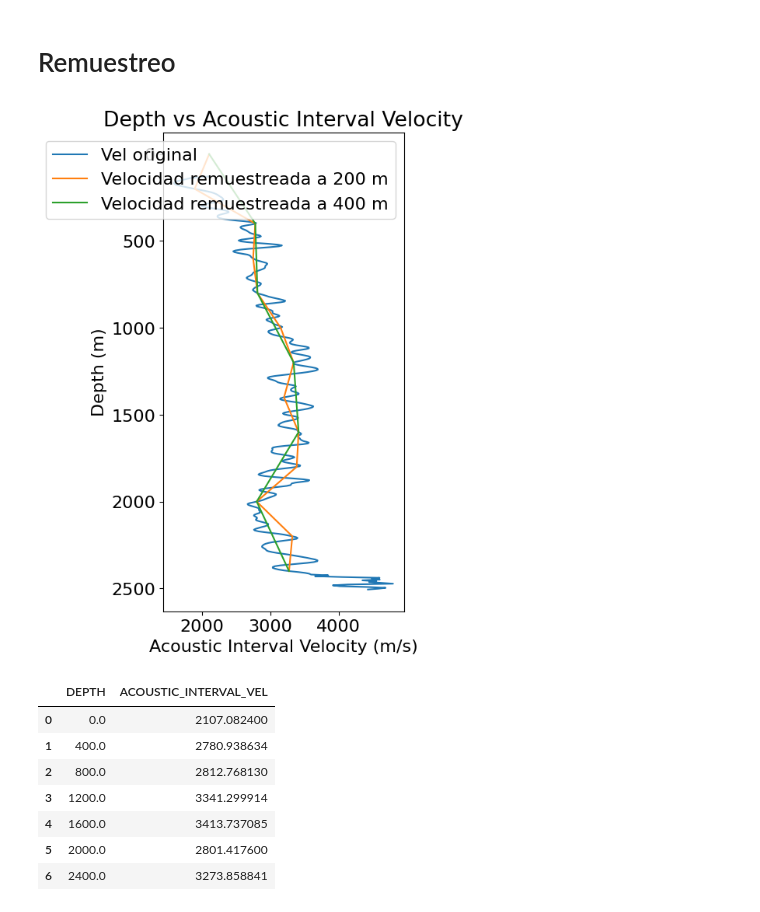
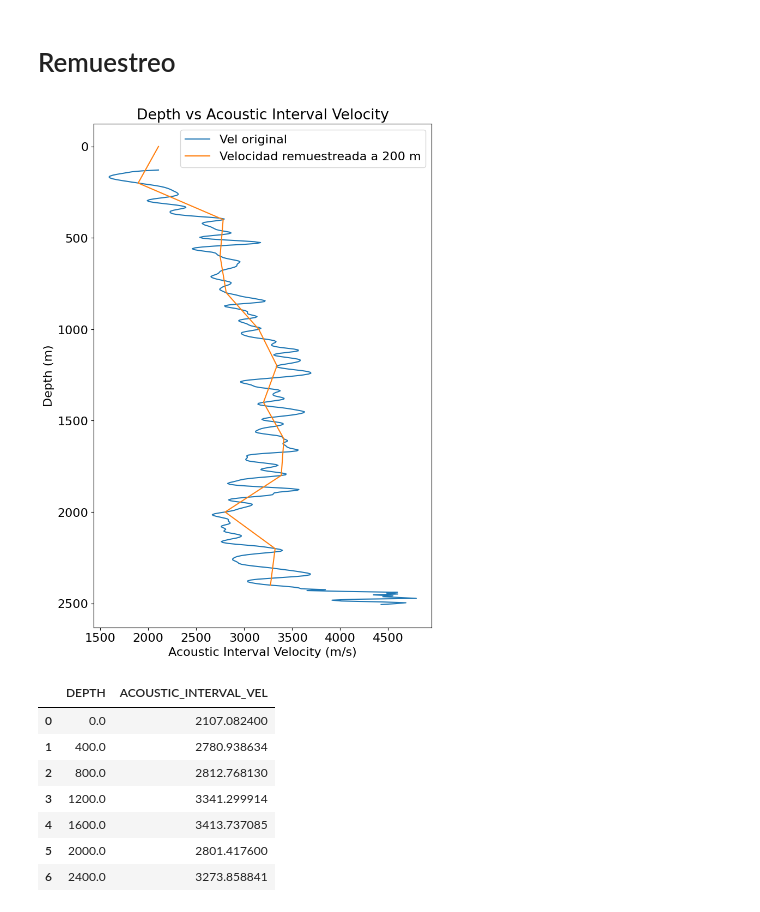
Before and after one commit to jjmoras1/test_devito, a Jupyter notebook: Modelo_velocidad_Pozo/02_Multi_Capas_Planas.ipynb, the cells around one changed output. Cells and saved outputs as stored; diff of their text form; code cells hidden in the pictures.

```diff
--- a/Modelo_velocidad_Pozo/02_Multi_Capas_Planas.ipynb
+++ b/Modelo_velocidad_Pozo/02_Multi_Capas_Planas.ipynb
@@ -59,7 +59,7 @@ def vel_interdf(vel_original,intervalo):
 # %%
 def plot_vel(**vels):
     # Crear una figura con un tamaño específico
-    plt.figure(figsize=(4, 8))  # Ajusta el tamaño a 12x8 pulgadas (puedes cambiar estos valores)
+    plt.figure(figsize=(8, 12))  # Ajusta el tamaño a 12x8 pulgadas (puedes cambiar estos valores)
 
     for key, vel in vels.items():
         plt.plot(vel['ACOUSTIC_INTERVAL_VEL'], vel['DEPTH'], label=key)
@@ -102,13 +102,13 @@ Vel_original={'Vel original':Vel_Pozo}
 # %% [markdown]
 # Remuestreo
 # %%
-Intervalos=[200,400]
+Intervalos=[200]
 vel_total={}
 for i in Intervalos:
     vel_total.update(vel_inter(Vel_Pozo,i))
 plot_vel(**Vel_original,**vel_total)
 # %% [output]
-[figure, old version]
+[figure, new version]
 # %%
 Vel_400=vel_interdf(Vel_Pozo,400)
 Vel_400
```
Also changed, not shown: 43 other files.
